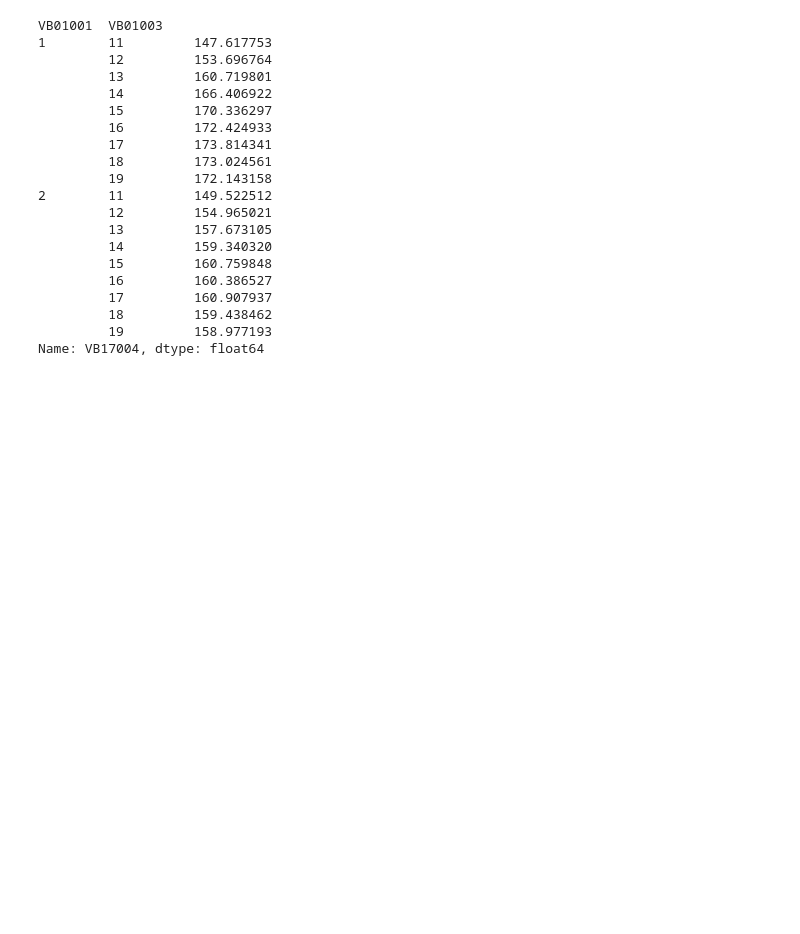
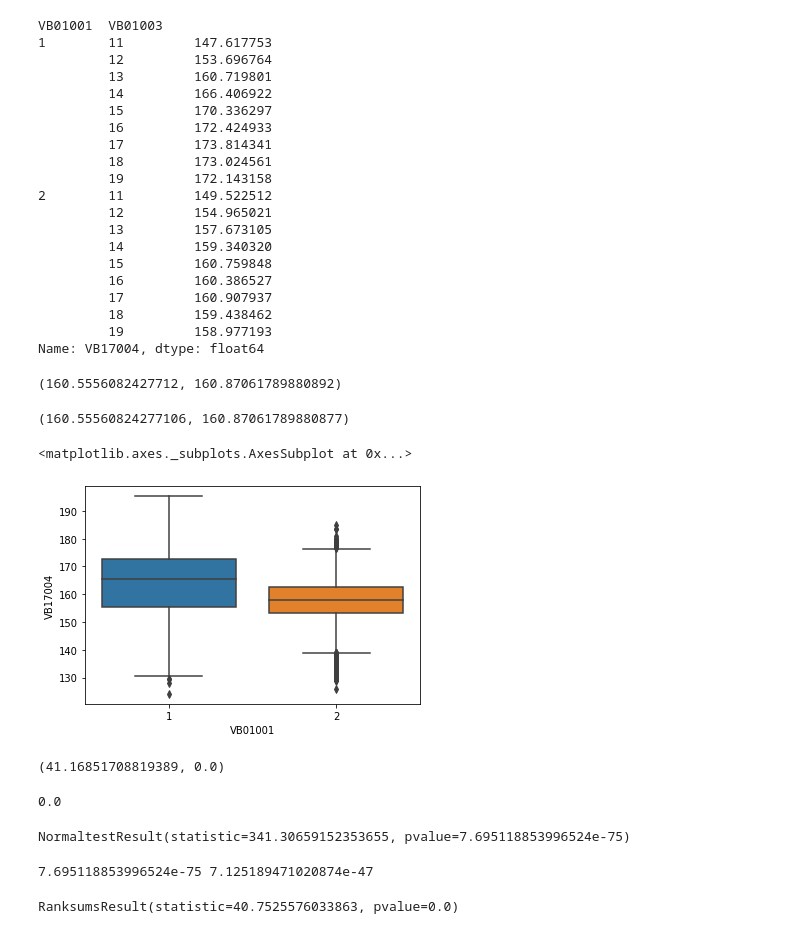
Before and after one commit to daianeklein/bootcamp-Alura, a Jupyter notebook: Modulo3-Estatistica.ipynb, the cells around one changed output. Drawn from its saved outputs; the diff is of its cells as text; code cells hidden in the pictures; blank space fills up the shorter version.

```diff
--- a/Modulo3-Estatistica.ipynb
+++ b/Modulo3-Estatistica.ipynb
@@ -357,3 +365,53 @@ VB01001  VB01003
 Name: VB17004, dtype: float64
 # %%
 ## desvio medio absoluto
+# %%
+# Intervalo de confiança
+
+zconfint(dados['VB17004'].tolist())
+# %% [output]
+(160.5556082427712, 160.87061789880892)
+# %%
+descricao_altura = DescrStatsW(dados['VB17004'])
+descricao_altura.zconfint_mean()
+# %% [output]
+(160.55560824277106, 160.87061789880877)
+# %%
+sns.boxplot(data = dados, x = 'VB01001', y = 'VB17004')
+# %% [output]
+<matplotlib.axes._subplots.AxesSubplot at 0x...>
+[figure, added]
+# %%
+
+distribuicao_altura_m = dados.query('VB01001 == 1')['VB17004']
+distribuicao_altura_f = dados.query('VB01001 == 2')['VB17004']
+
+ztest(distribuicao_altura_m, distribuicao_altura_f)
+# %% [output]
+(41.16851708819389, 0.0)
+# %%
+# p_value
+
+_ , p_value = ztest(distribuicao_altura_m, distribuicao_altura_f)
+p_value
+# %% [output]
+0.0
+# %%
+# Garantir que a curva é normal
+
+normaltest(distribuicao_altura_m)
+# %% [output]
+NormaltestResult(statistic=341.30659152353655, pvalue=7.695118853996524e-75)
+# %%
+_ , pvalue_normaltest_m = normaltest(distribuicao_altura_m)
+_ , pvalue_normaltest_f = normaltest(distribuicao_altura_f)
+
+print(pvalue_normaltest_m, pvalue_normaltest_f)
+# %% [output]
+7.695118853996524e-75 7.125189471020874e-47
+# %%
+## ranksums
+
+ranksums(distribuicao_altura_m, distribuicao_altura_f)
+# %% [output]
+RanksumsResult(statistic=40.7525576033863, pvalue=0.0)
```
Also changed, not shown: parts of 1 cell of this notebook.
